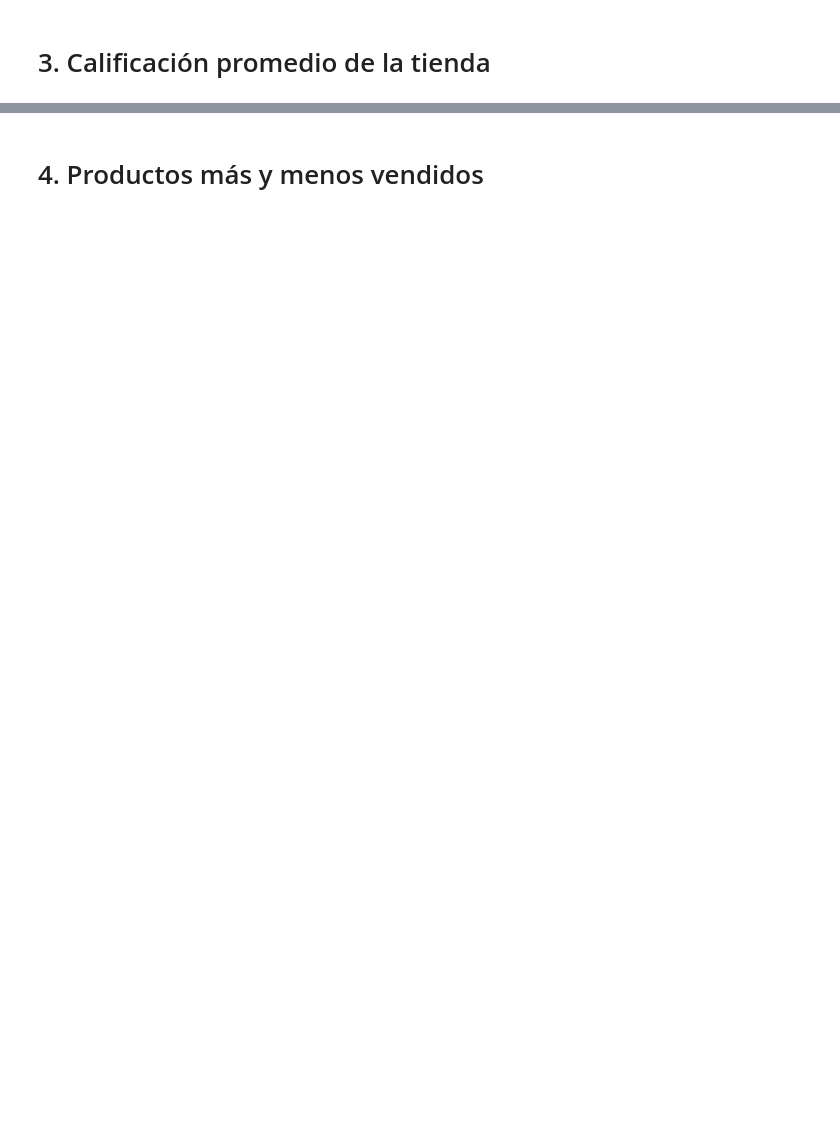
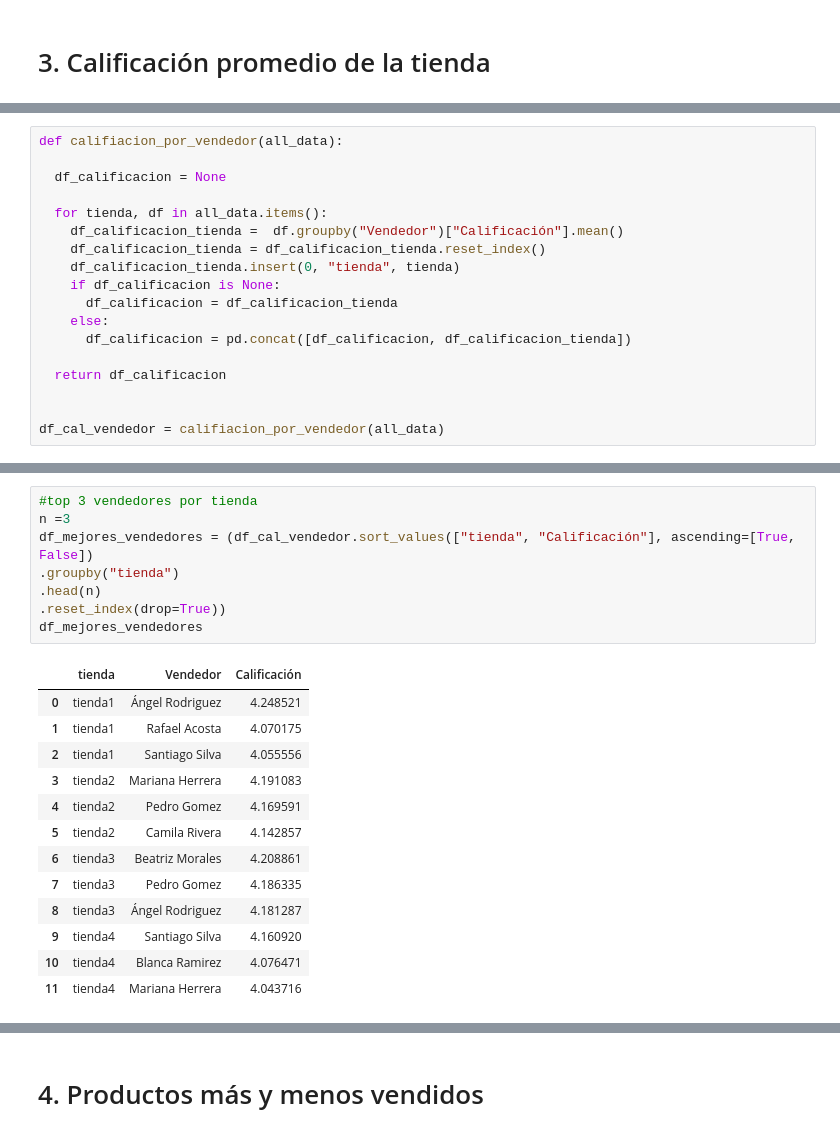
Before and after one commit to JCSR2022/challenge1-data-science-Alura, a Jupyter notebook: AluraStoreLatam.ipynb, the cells around one changed output, grey strips where cells are left out. Saved outputs shown, nothing was run; the diff lists cells and outputs as text; blank space fills up the shorter version.

```diff
--- a/AluraStoreLatam.ipynb
+++ b/AluraStoreLatam.ipynb
@@ -511,0 +577,18 @@ graficar_ingresos_por_tienda_y_categoria(all_data)
+# %%
+def califiacion_por_vendedor(all_data):
+
+  df_calificacion = None
+
+  for tienda, df in all_data.items():
+    df_calificacion_tienda =  df.groupby("Vendedor")["Calificación"].mean()
+    df_calificacion_tienda = df_calificacion_tienda.reset_index()
+    df_calificacion_tienda.insert(0, "tienda", tienda)
+    if df_calificacion is None:
+      df_calificacion = df_calificacion_tienda
+    else:
+      df_calificacion = pd.concat([df_calificacion, df_calificacion_tienda])
+
+  return df_calificacion
+
+
+df_cal_vendedor = califiacion_por_vendedor(all_data)
@@ -511,0 +605,22 @@ graficar_ingresos_por_tienda_y_categoria(all_data)
+# %%
+#top 3 vendedores por tienda
+n =3
+df_mejores_vendedores = (df_cal_vendedor.sort_values(["tienda", "Calificación"], ascending=[True, False])
+.groupby("tienda")
+.head(n)
+.reset_index(drop=True))
+df_mejores_vendedores
+# %% [output]
+|  | tienda | Vendedor | Calificación |
+| 0 | tienda1 | Ángel Rodriguez | 4.248521 |
+| 1 | tienda1 | Rafael Acosta | 4.070175 |
+| 2 | tienda1 | Santiago Silva | 4.055556 |
+| 3 | tienda2 | Mariana Herrera | 4.191083 |
+| 4 | tienda2 | Pedro Gomez | 4.169591 |
+| 5 | tienda2 | Camila Rivera | 4.142857 |
+| 6 | tienda3 | Beatriz Morales | 4.208861 |
+| 7 | tienda3 | Pedro Gomez | 4.186335 |
+| 8 | tienda3 | Ángel Rodriguez | 4.181287 |
+| 9 | tienda4 | Santiago Silva | 4.160920 |
+| 10 | tienda4 | Blanca Ramirez | 4.076471 |
+| 11 | tienda4 | Mariana Herrera | 4.043716 |
```
Also changed, not shown: parts of 13 cells of this notebook.
